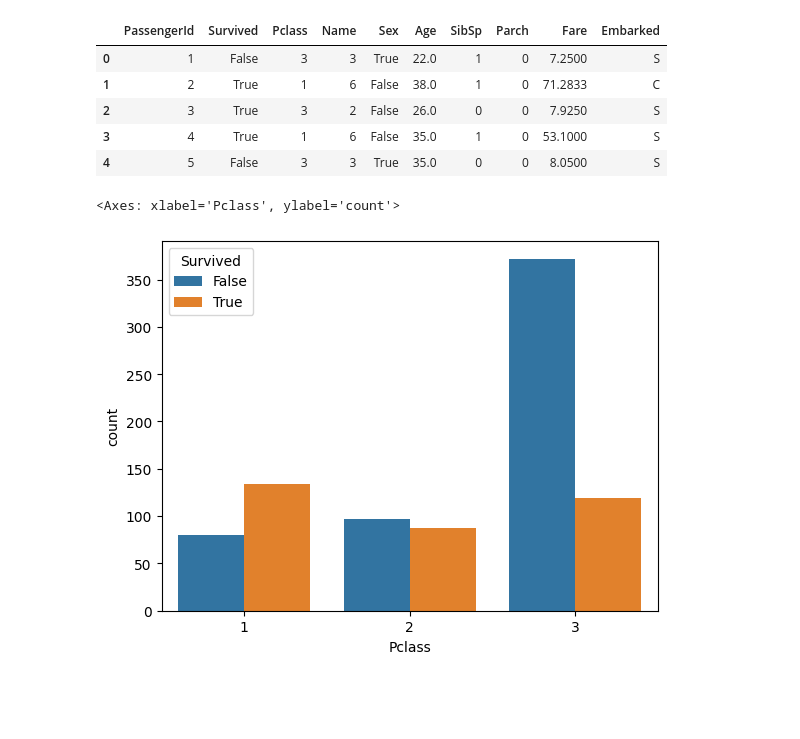
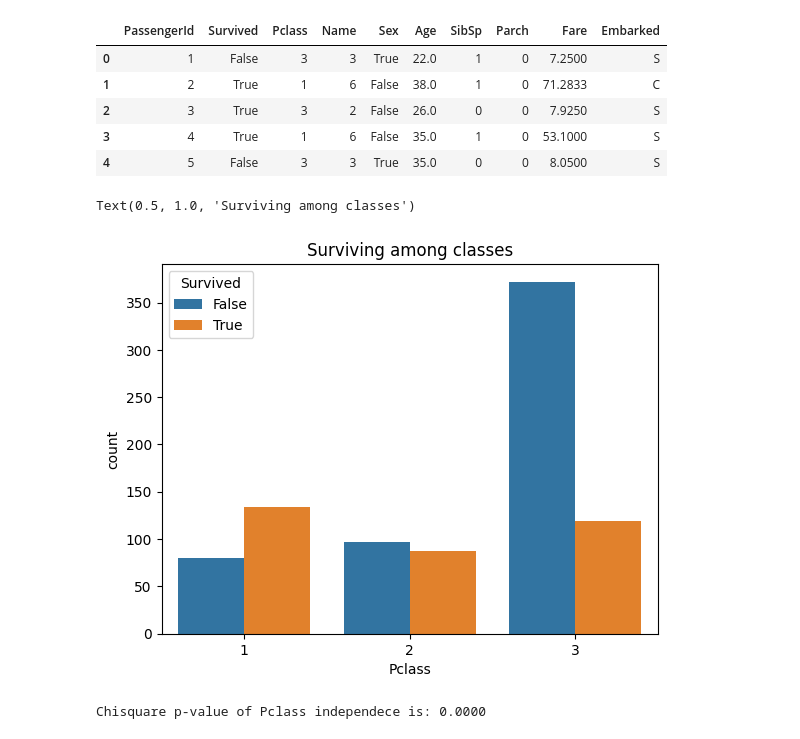
Before and after one commit to PigStep/ML-Titanic-Kaggle-contest, a Jupyter notebook: notebooks/ML titanic prediction/Titanic_notebook.ipynb, the cells around one changed output. Saved outputs shown, nothing was run; the diff lists cells and outputs as text; code cells hidden in the pictures; blank space fills up the shorter version.

```diff
--- a/notebooks/ML titanic prediction/Titanic_notebook.ipynb
+++ b/notebooks/ML titanic prediction/Titanic_notebook.ipynb
@@ -288,6 +288,14 @@ titanic_train.head()
 | 4 | 5 | False | 3 | 3 | True | 35.0 | 0 | 0 | 8.0500 | S |
 # %%
 sns.countplot(titanic_train,hue="Survived",x="Pclass")
+plt.title("Surviving among classes")
 # %% [output]
-<Axes: xlabel='Pclass', ylabel='count'>
+Text(0.5, 1.0, 'Surviving among classes')
-[figure, old version]
+[figure, new version]
+# %%
+#Usie chisq to prove independance
+cross_matrix = pd.crosstab(index=titanic_train["Pclass"], columns=titanic_train["Survived"])
+
+print(f"Chisquare p-value of Pclass independece is: {chi2_contingency(cross_matrix).pvalue:.4f}")
+# %% [output]
+Chisquare p-value of Pclass independece is: 0.0000
```
Also changed, not shown: parts of 4 cells of this notebook.
